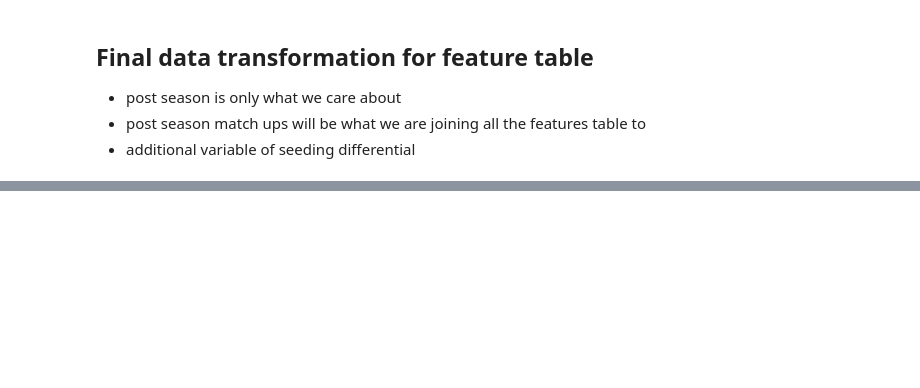
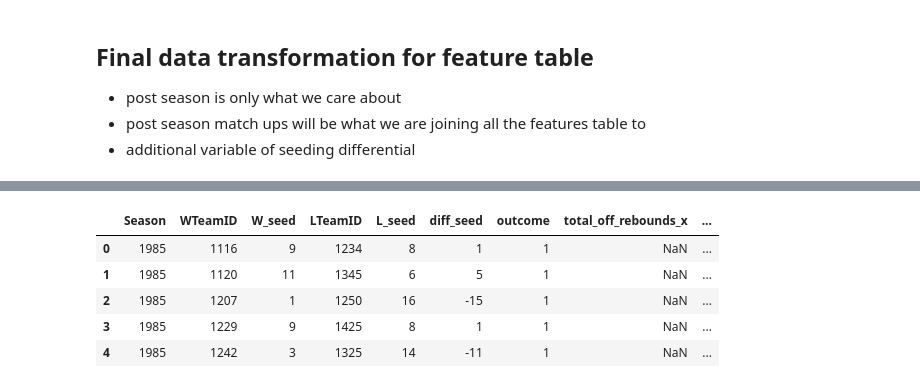
Before and after one commit to shumingpeh/kaggle-ncaa-madness-men, a Jupyter notebook: feature-selection.ipynb, the cells around one changed output, grey strips where cells are left out. Saved outputs shown, nothing was run; the diff lists cells and outputs as text; code cells hidden in the pictures; blank space fills up the shorter version.

```diff
--- a/feature-selection.ipynb
+++ b/feature-selection.ipynb
@@ -20,8 +22,8 @@ import seaborn as sns
 
 from aggregate_function import build_features_table, combine_features_table, coach_stats, win_rate_type_of_location
 # %%
-coach_file = 'data/DataFiles/TeamCoaches.csv'
-regularseason_file = 'data/DataFiles/RegularSeasonDetailedResults.csv'
+coach_file = 'data/DataFiles/Stage2UpdatedDataFiles/TeamCoaches.csv'
+regularseason_file = 'data/DataFiles/Stage2UpdatedDataFiles/RegularSeasonDetailedResults.csv'
 postseason_file = 'data/DataFiles/NCAATourneyCompactResults.csv'
 # %%
 initial_features = build_features_table.BuildFeaturesTable(regularseason_file)
@@ -314,0 +52,95 @@ array(['diff_seed', 'win_rate_post', 'win_rate_home', 'avg_win_score_by',
+# %%
+winning_team_perspective_df = (
+    seeding_data
+    .pipe(lambda x:x.assign(diff_seed = x.L_seed - x.W_seed))
+    .pipe(lambda x:x.assign(outcome = 1))
+    .merge(features_table,how='left',left_on=['Season','WTeamID'],right_on=['Season','TeamID'])
+    .merge(features_table,how='left',left_on=['Season','LTeamID'],right_on=['Season','TeamID'])
+    .pipe(lambda x:x.assign(diff_total_off_rebounds = np.where(
+                                                                x.W_seed >= x.L_seed,
+                                                                x.total_off_rebounds_x - x.total_off_rebounds_y,
+                                                                x.total_off_rebounds_y - x.total_off_rebounds_x)))
+    .pipe(lambda x:x.assign(diff_total_def_rebounds = np.where(
+                                                                x.W_seed >= x.L_seed,
+                                                                x.total_def_rebounds_x - x.total_def_rebounds_y,
+                                                                x.total_def_rebounds_y - x.total_def_rebounds_x)))
+    .pipe(lambda x:x.assign(diff_total_assists = np.where(
+                                                                x.W_seed >= x.L_seed,
+                                                                x.total_assists_x - x.total_assists_y,
+                                                                x.total_assists_y - x.total_assists_x)))
+    .pipe(lambda x:x.assign(diff_total_steals = np.where(
+                                                                x.W_seed >= x.L_seed,
+                                                                x.total_steals_x - x.total_steals_y,
+                                                                x.total_steals_y - x.total_steals_x)))
+    .pipe(lambda x:x.assign(diff_total_turnover = np.where(
+                                                                x.W_seed >= x.L_seed,
+                                                                x.total_turnover_x - x.total_turnover_y,
+                                                                x.total_turnover_y - x.total_turnover_x)))
+    .pipe(lambda x:x.assign(diff_total_personalfoul = np.where(
+                                                                x.W_seed >= x.L_seed,
+                                                                x.total_personalfoul_x - x.total_personalfoul_y,
+                                                                x.total_personalfoul_y - x.total_personalfoul_x)))
+    .pipe(lambda x:x.assign(diff_total_assist_per_fgm = np.where(
+                                                                x.W_seed >= x.L_seed,
+                                                                x.total_assist_per_fgm_x - x.total_assist_per_fgm_y,
+                                                                x.total_assist_per_fgm_y - x.total_assist_per_fgm_x)))
+    .pipe(lambda x:x.assign(diff_avg_lose_score_by = np.where(
+                                                                x.W_seed >= x.L_seed,
+                                                                x.avg_lose_score_by_x - x.avg_lose_score_by_y,
+                                                                x.avg_lose_score_by_y - x.avg_lose_score_by_x)))
+    .pipe(lambda x:x.assign(diff_avg_win_score_by = np.where(
+                                                                x.W_seed >= x.L_seed,
+                                                                x.avg_win_score_by_x - x.avg_win_score_by_y,
+                                                                x.avg_win_score_by_y - x.avg_win_score_by_x)))
+    .pipe(lambda x:x.assign(diff_num_season = np.where(
+                                                                x.W_seed >= x.L_seed,
+                                                                x.num_season_x - x.num_season_y,
+                                                                x.num_season_y - x.num_season_x)))
+    .pipe(lambda x:x.assign(diff_is_playoff = np.where(
+                                                                x.W_seed >= x.L_seed,
+                                                                x.is_playoff_x - x.is_playoff_y,
+                                                                x.is_playoff_y - x.is_playoff_x)))
+    .pipe(lambda x:x.assign(diff_is_champion = np.where(
+                                                                x.W_seed >= x.L_seed,
+                                                                x.is_champion_x - x.is_champion_y,
+                                                                x.is_champion_y - x.is_champion_x)))
+    .pipe(lambda x:x.assign(diff_fgp = np.where(
+                                                                x.W_seed >= x.L_seed,
+                                                                x.fgp_x - x.fgp_y,
+                                                                x.fgp_y - x.fgp_x)))
+    .pipe(lambda x:x.assign(diff_total_block_opp_FGA_percent = np.where(
+                                                                x.W_seed >= x.L_seed,
+                                                                x.total_block_opp_FGA_percent_x - x.total_block_opp_FGA_percent_y,
+                                                                x.total_block_opp_FGA_percent_y - x.total_block_opp_FGA_percent_x)))
+    .pipe(lambda x:x.assign(diff_win_rate_away = np.where(
+                                                                x.W_seed >= x.L_seed,
+                                                                x.win_rate_away_x - x.win_rate_away_y,
+                                                                x.win_rate_away_y - x.win_rate_away_x)))
+    .pipe(lambda x:x.assign(diff_win_rate_home = np.where(
+                                                                x.W_seed >= x.L_seed,
+                                                                x.win_rate_home_x - x.win_rate_home_y,
+                                                                x.win_rate_home_y - x.win_rate_home_x)))
+    .pipe(lambda x:x.assign(diff_win_rate_neutral = np.where(
+                                                                x.W_seed >= x.L_seed,
+                                                                x.win_rate_neutral_x - x.win_rate_neutral_y,
+                                                                x.win_rate_neutral_y - x.win_rate_neutral_x)))
+    .pipe(lambda x:x.assign(diff_win_rate_post = np.where(
+                                                                x.W_seed >= x.L_seed,
+                                                                x.win_rate_post_x - x.win_rate_post_y,
+                                                                x.win_rate_post_y - x.win_rate_post_x)))
+    .pipe(lambda x:x.assign(diff_win_rate_regular = np.where(
+                                                                x.W_seed >= x.L_seed,
+                                                                x.win_rate_regular_x - x.win_rate_regular_y,
+                                                                x.win_rate_regular_y - x.win_rate_regular_x)))
+    .pipe(lambda x:x.assign(diff_seed = x.W_seed - x.L_seed
+    ))
+)
+
+winning_team_perspective_df.head()
+# %% [output]
+|  | Season | WTeamID | W_seed | LTeamID | L_seed | diff_seed | outcome | total_off_rebounds_x | ... |
+| 0 | 1985 | 1116 | 9 | 1234 | 8 | 1 | 1 | NaN | ... |
+| 1 | 1985 | 1120 | 11 | 1345 | 6 | 5 | 1 | NaN | ... |
+| 2 | 1985 | 1207 | 1 | 1250 | 16 | -15 | 1 | NaN | ... |
+| 3 | 1985 | 1229 | 9 | 1425 | 8 | 1 | 1 | NaN | ... |
+| 4 | 1985 | 1242 | 3 | 1325 | 14 | -11 | 1 | NaN | ... |
```
Also changed, not shown: parts of 94 cells of this notebook, 28 other files.
